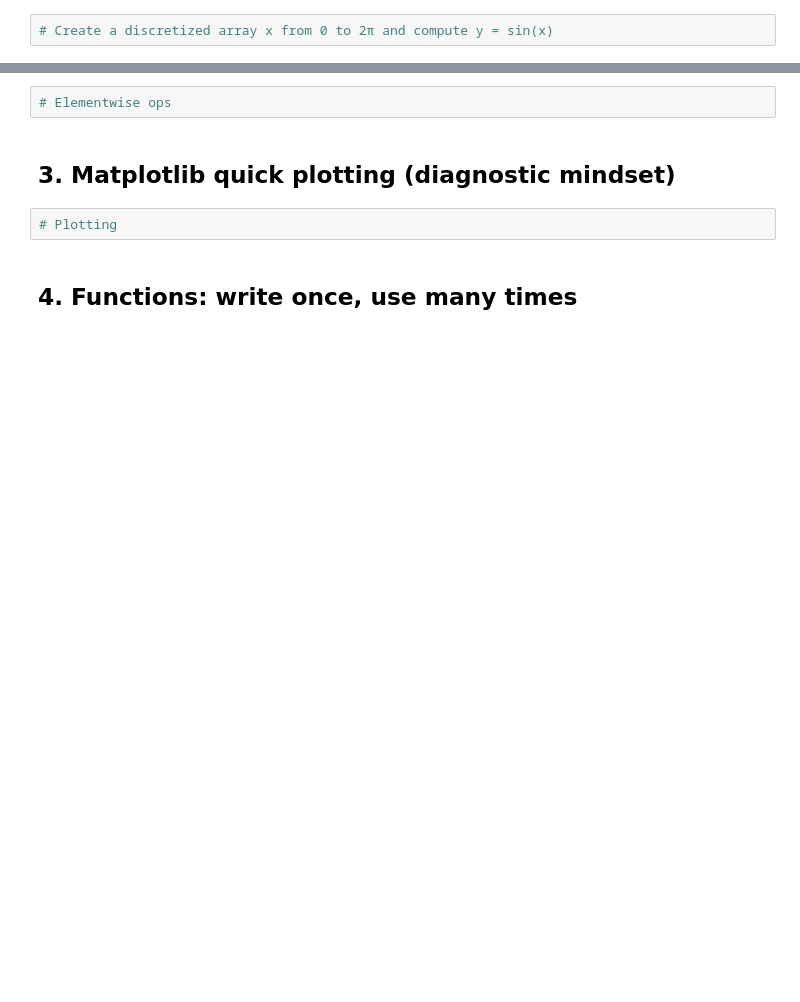
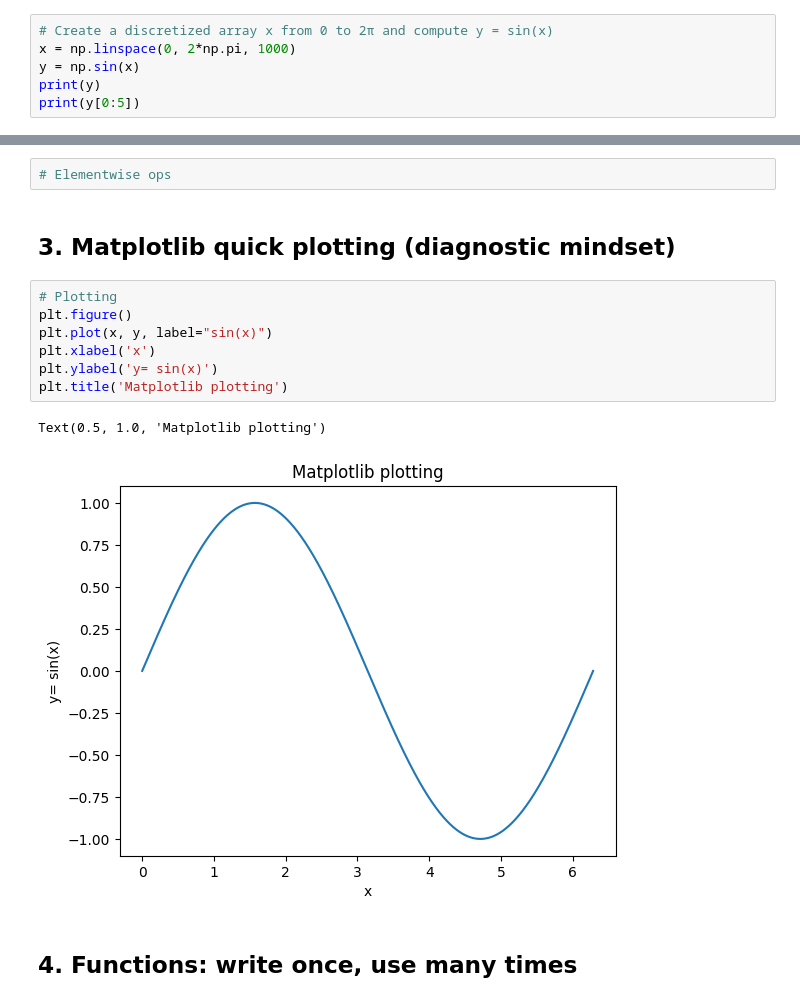
Before and after one commit to ahxmeds/UBC-EOSC213-2025WT2, a Jupyter notebook: LectureNotes/Lecture02-PythonRefresher/Lecture02_PythonRefresher_template.ipynb, the cells around one changed output, grey strips where cells are left out. Saved outputs shown, nothing was run; the diff lists cells and outputs as text; blank space fills up the shorter version.

```diff
--- a/LectureNotes/Lecture02-PythonRefresher/Lecture02_PythonRefresher_template.ipynb
+++ b/LectureNotes/Lecture02-PythonRefresher/Lecture02_PythonRefresher_template.ipynb
@@ -72,3 +101,7 @@ import torch
 ## 2. NumPy arrays: creation, shape, indexing, elementwise ops
 # %%
 # Create a discretized array x from 0 to 2π and compute y = sin(x)
+x = np.linspace(0, 2*np.pi, 1000)
+y = np.sin(x)
+print(y)
+print(y[0:5])
@@ -78,6 +129,14 @@ import torch
 ## 3. Matplotlib quick plotting (diagnostic mindset)
 # %%
 # Plotting
+plt.figure()
+plt.plot(x, y, label="sin(x)")
+plt.xlabel('x')
+plt.ylabel('y= sin(x)')
+plt.title('Matplotlib plotting')
+# %% [output]
+Text(0.5, 1.0, 'Matplotlib plotting')
+[figure, added]
 # %% [markdown]
 ## 4. Functions: write once, use many times
 # %%
```
Also changed, not shown: parts of 24 cells of this notebook, 2 other files.
